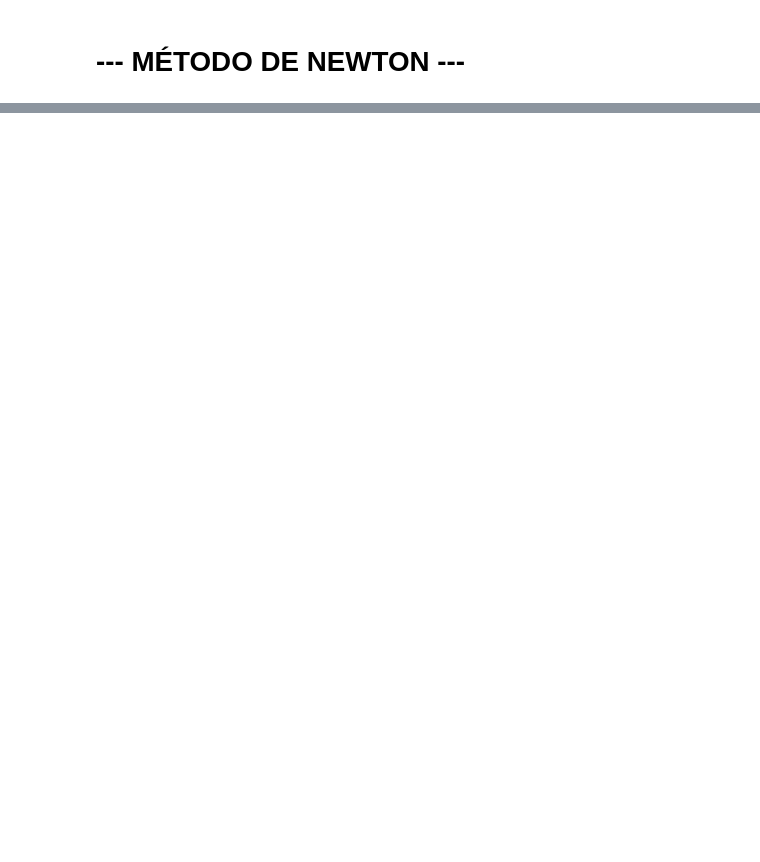
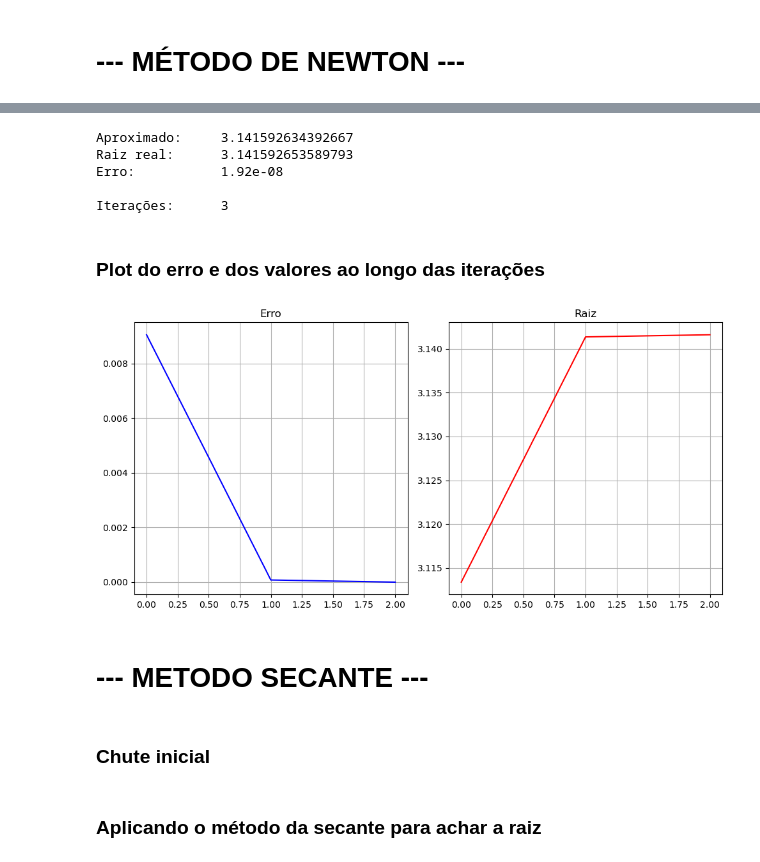
Before and after one commit to AlisonTristao/calculo_numeric, a Jupyter notebook: trabalho_1/atividade_1/main.ipynb, the cells around one changed output, grey strips where cells are left out. Cells and saved outputs as stored; diff of their text form; code cells hidden in the pictures; blank space fills up the shorter version.

```diff
--- a/trabalho_1/atividade_1/main.ipynb
+++ b/trabalho_1/atividade_1/main.ipynb
@@ -218,0 +222,2 @@ plt.show()
+# %%
+initial_new = 3.4
@@ -218,0 +226,43 @@ plt.show()
+# %%
+def newton(solution, funtion, funtion_linha):
+    # zera os arays
+    values_new = []
+    error_new  = []
+
+    for i in range(max_iter):
+        # calculo da solucao
+        current_solution = solution - (funtion(solution)/funtion_linha(solution))
+        values_new.append(current_solution)
+
+        # atualiza as solucaoes
+        solution = current_solution
+
+        # verificacao de parada
+        error_new.append(abs(funtion(current_solution)))
+        if(error_new[i] < error):
+            break
+
+    return solution, values_new, error_new
+
+solution_new, values_new, error_new = newton(initial_new, sinc, sinc_linha)
+
+print(f"Aproximado:\t{solution_new:.15f}")
+print(f"Raiz real:\t{r1:.15f}")
+print(f"Erro:\t\t{abs(solution_new - r1):.2e}")
+print(f"\nIterações:\t{len(values_new)}")
+# %% [output]
+Aproximado:     3.141592634392667
+Raiz real:      3.141592653589793
+Erro:           1.92e-08
+
+Iterações:      3
+# %% [markdown]
+### Plot do erro e dos valores ao longo das iterações
+# %%
+plot(error_new, values_new)
+# %% [output]
+[figure, added]
+# %% [markdown]
+# --- METODO SECANTE ---
+# %% [markdown]
+### Chute inicial
@@ -218,0 +272,2 @@ plt.show()
+# %% [markdown]
+### Aplicando o método da secante para achar a raiz
```
Also changed, not shown: parts of 26 cells of this notebook, 1 other file.
